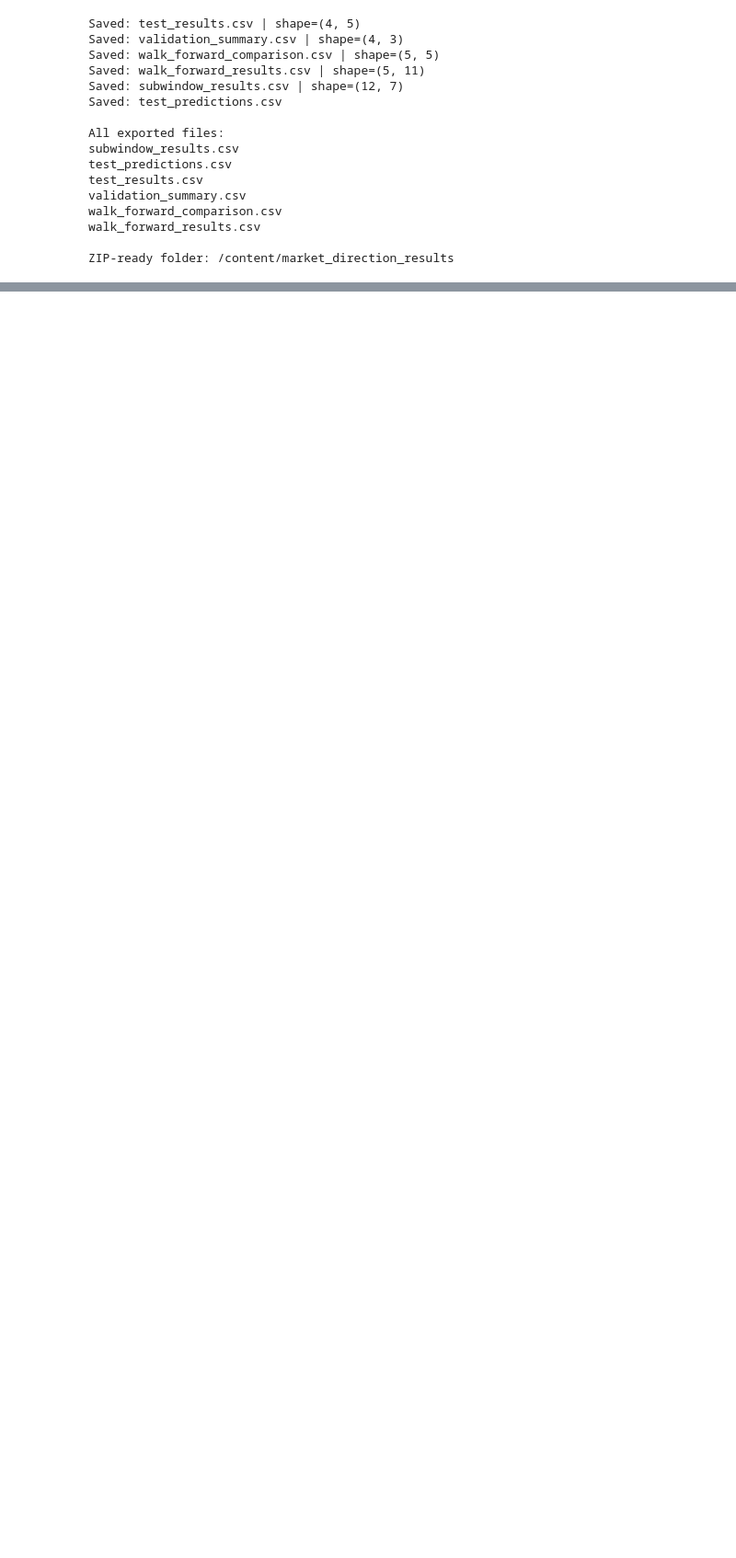
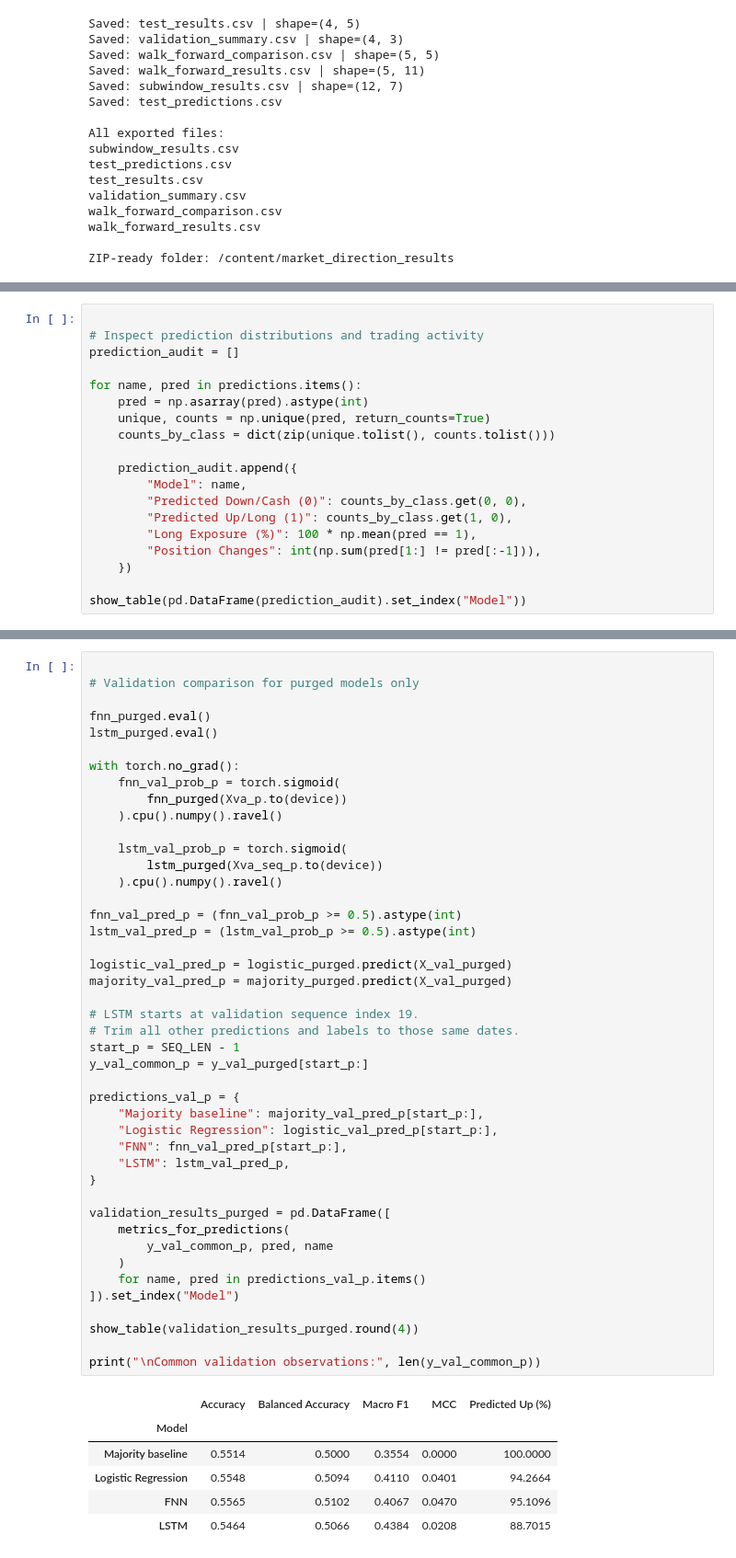
Before and after one commit to Julius-Scissor/Financial-Market-Direction-ML, a Jupyter notebook: notebooks/01_market_direction_analysis.ipynb, the cells around one changed output, grey strips where cells are left out. Shown at 92% size. Drawn from its saved outputs; the diff is of its cells as text; blank space fills up the shorter version.

Commit message:
added audited notebook

```diff
--- a/notebooks/01_market_direction_analysis.ipynb
+++ b/notebooks/01_market_direction_analysis.ipynb
@@ -4291,0 +4514,19 @@ ZIP created successfully: /content/market_direction_results.zip
+# %%
+
+# Inspect prediction distributions and trading activity
+prediction_audit = []
+
+for name, pred in predictions.items():
+    pred = np.asarray(pred).astype(int)
+    unique, counts = np.unique(pred, return_counts=True)
+    counts_by_class = dict(zip(unique.tolist(), counts.tolist()))
+
+    prediction_audit.append({
+        "Model": name,
+        "Predicted Down/Cash (0)": counts_by_class.get(0, 0),
+        "Predicted Up/Long (1)": counts_by_class.get(1, 0),
+        "Long Exposure (%)": 100 * np.mean(pred == 1),
+        "Position Changes": int(np.sum(pred[1:] != pred[:-1])),
+    })
+
+show_table(pd.DataFrame(prediction_audit).set_index("Model"))
@@ -4291,0 +5869,51 @@ ZIP created successfully: /content/market_direction_results.zip
+# %%
+
+# Validation comparison for purged models only
+
+fnn_purged.eval()
+lstm_purged.eval()
+
+with torch.no_grad():
+    fnn_val_prob_p = torch.sigmoid(
+        fnn_purged(Xva_p.to(device))
+    ).cpu().numpy().ravel()
+
+    lstm_val_prob_p = torch.sigmoid(
+        lstm_purged(Xva_seq_p.to(device))
+    ).cpu().numpy().ravel()
+
+fnn_val_pred_p = (fnn_val_prob_p >= 0.5).astype(int)
+lstm_val_pred_p = (lstm_val_prob_p >= 0.5).astype(int)
+
+logistic_val_pred_p = logistic_purged.predict(X_val_purged)
+majority_val_pred_p = majority_purged.predict(X_val_purged)
+
+# LSTM starts at validation sequence index 19.
+# Trim all other predictions and labels to those same dates.
+start_p = SEQ_LEN - 1
+y_val_common_p = y_val_purged[start_p:]
+
+predictions_val_p = {
+    "Majority baseline": majority_val_pred_p[start_p:],
+    "Logistic Regression": logistic_val_pred_p[start_p:],
+    "FNN": fnn_val_pred_p[start_p:],
+    "LSTM": lstm_val_pred_p,
+}
+
+validation_results_purged = pd.DataFrame([
+    metrics_for_predictions(
+        y_val_common_p, pred, name
+    )
+    for name, pred in predictions_val_p.items()
+]).set_index("Model")
+
+show_table(validation_results_purged.round(4))
+
+print("\nCommon validation observations:", len(y_val_common_p))
+# %% [output]
+|  | Accuracy | Balanced Accuracy | Macro F1 | MCC | Predicted Up (%) |
+| Model |  |  |  |  |  |
+| Majority baseline | 0.5514 | 0.5000 | 0.3554 | 0.0000 | 100.0000 |
+| Logistic Regression | 0.5548 | 0.5094 | 0.4110 | 0.0401 | 94.2664 |
+| FNN | 0.5565 | 0.5102 | 0.4067 | 0.0470 | 95.1096 |
+| LSTM | 0.5464 | 0.5066 | 0.4384 | 0.0208 | 88.7015 |
```
Also changed, not shown: parts of 53 cells of this notebook.
